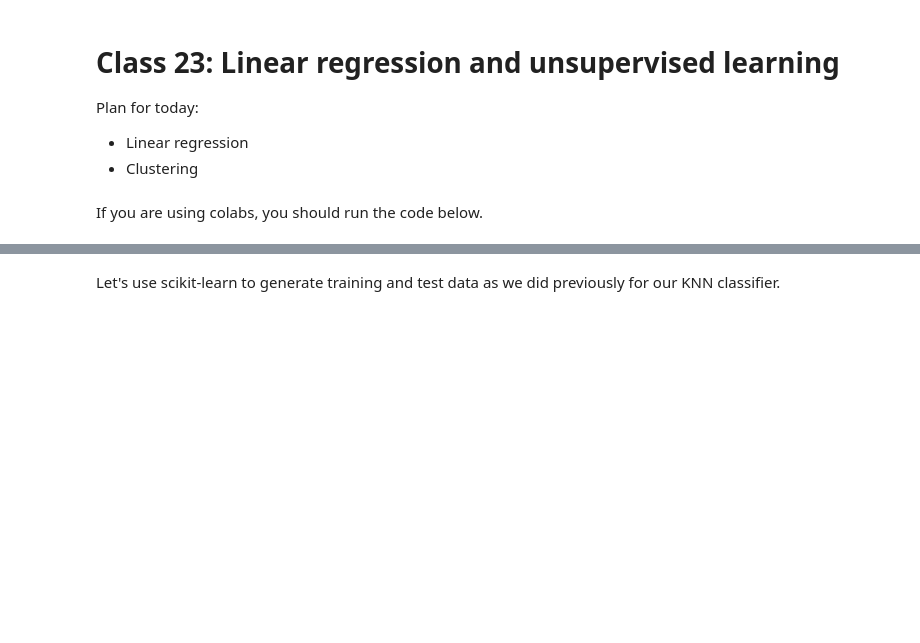
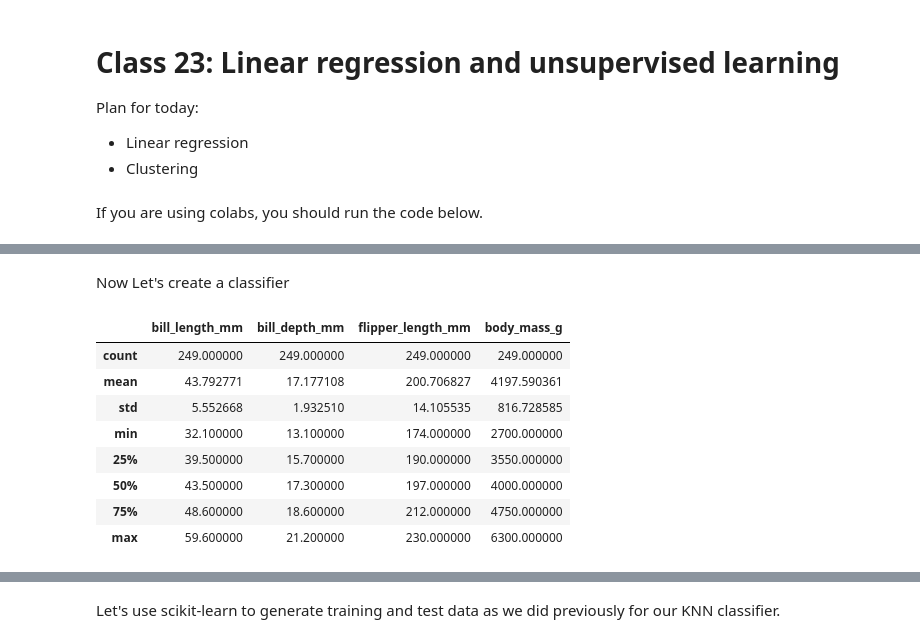
Before and after one commit to sharma-ai-927/YData_summer_25, a Jupyter notebook: ClassMaterial/class_code/class_23_answers.ipynb, the cells around one changed output, grey strips where cells are left out. Cells and saved outputs as stored; diff of their text form; code cells hidden in the pictures; blank space fills up the shorter version.

```diff
--- a/ClassMaterial/class_code/class_23_answers.ipynb
+++ b/ClassMaterial/class_code/class_23_answers.ipynb
@@ -36,0 +79,26 @@ warnings.filterwarnings("ignore", category=FutureWarning)
+# %% [markdown]
+Now Let's create a classifier
+# %%
+X_penguin_features = penguins[['bill_length_mm', 'bill_depth_mm', 'flipper_length_mm', 'body_mass_g']]
+
+y_penguin_labels = penguins['species']
+# %%
+# Create the training and test splots of the data using train_test_split
+from sklearn.model_selection import train_test_split
+
+X_train, X_test, y_train, y_test = train_test_split(X_penguin_features,
+                                                    y_penguin_labels,
+                                                    random_state = 0)
+
+# Get summary statistics of the training data using the .describe() method
+X_train.describe()
+# %% [output]
+|  | bill_length_mm | bill_depth_mm | flipper_length_mm | body_mass_g |
+| count | 249.000000 | 249.000000 | 249.000000 | 249.000000 |
+| mean | 43.792771 | 17.177108 | 200.706827 | 4197.590361 |
+| std | 5.552668 | 1.932510 | 14.105535 | 816.728585 |
+| min | 32.100000 | 13.100000 | 174.000000 | 2700.000000 |
+| 25% | 39.500000 | 15.700000 | 190.000000 | 3550.000000 |
+| 50% | 43.500000 | 17.300000 | 197.000000 | 4000.000000 |
+| 75% | 48.600000 | 18.600000 | 212.000000 | 4750.000000 |
+| max | 59.600000 | 21.200000 | 230.000000 | 6300.000000 |
```
Also changed, not shown: parts of 33 cells of this notebook, 1 other file.
